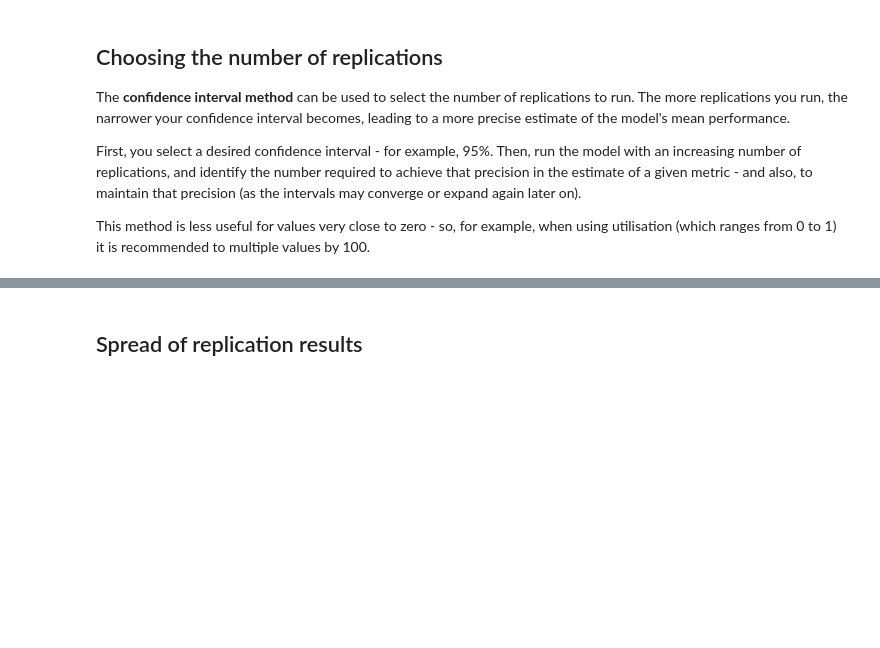
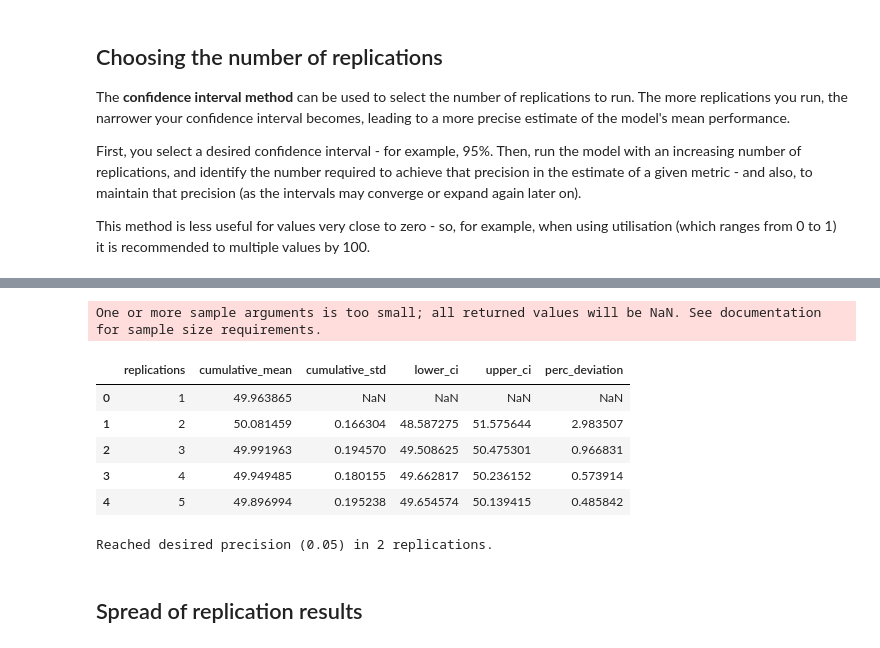
Before and after one commit to pythonhealthdatascience/pydesrap_mms, a Jupyter notebook: analysis.ipynb, the cells around one changed output, grey strips where cells are left out. Drawn from its saved outputs; the diff is of its cells as text; code cells hidden in the pictures; blank space fills up the shorter version.

```diff
--- a/analysis.ipynb
+++ b/analysis.ipynb
@@ -117,3 +217,18 @@ This method is less useful for values very close to zero - so, for example, when
+# %%
+confidence_interval_method(
+    replications = 20,
+    metric = 'mean_nurse_utilisation',
+    desired_precision = 0.05
+)
+# %% [output]
+One or more sample arguments is too small; all returned values will be NaN. See documentation for sample size requirements.
+|  | replications | cumulative_mean | cumulative_std | lower_ci | upper_ci | perc_deviation |
+| 0 | 1 | 49.963865 | NaN | NaN | NaN | NaN |
+| 1 | 2 | 50.081459 | 0.166304 | 48.587275 | 51.575644 | 2.983507 |
+| 2 | 3 | 49.991963 | 0.194570 | 49.508625 | 50.475301 | 0.966831 |
+| 3 | 4 | 49.949485 | 0.180155 | 49.662817 | 50.236152 | 0.573914 |
+| 4 | 5 | 49.896994 | 0.195238 | 49.654574 | 50.139415 | 0.485842 |
+Reached desired precision (0.05) in 2 replications.
 # %% [markdown]
 ## Spread of replication results
 # %%
```
Also changed, not shown: parts of 12 cells of this notebook, 1 other file.
